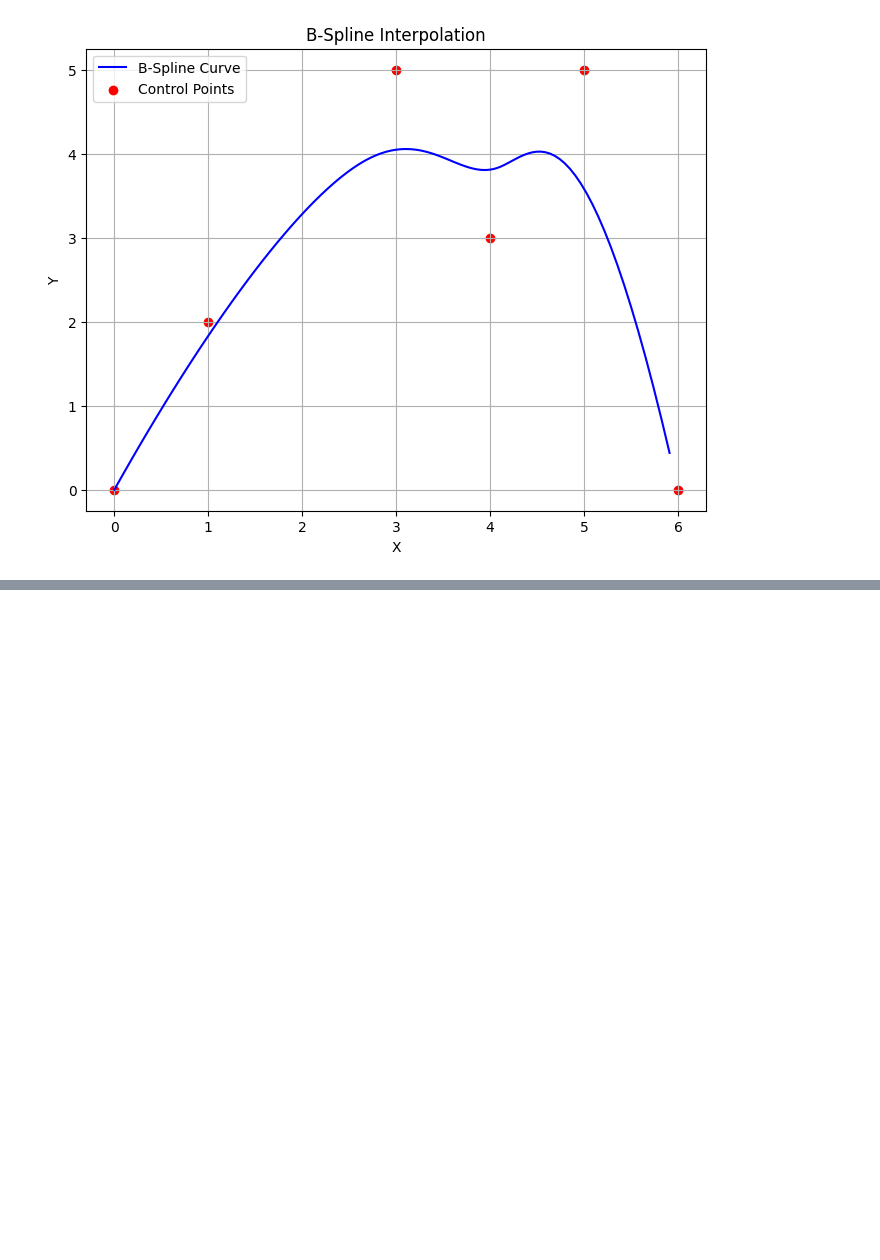
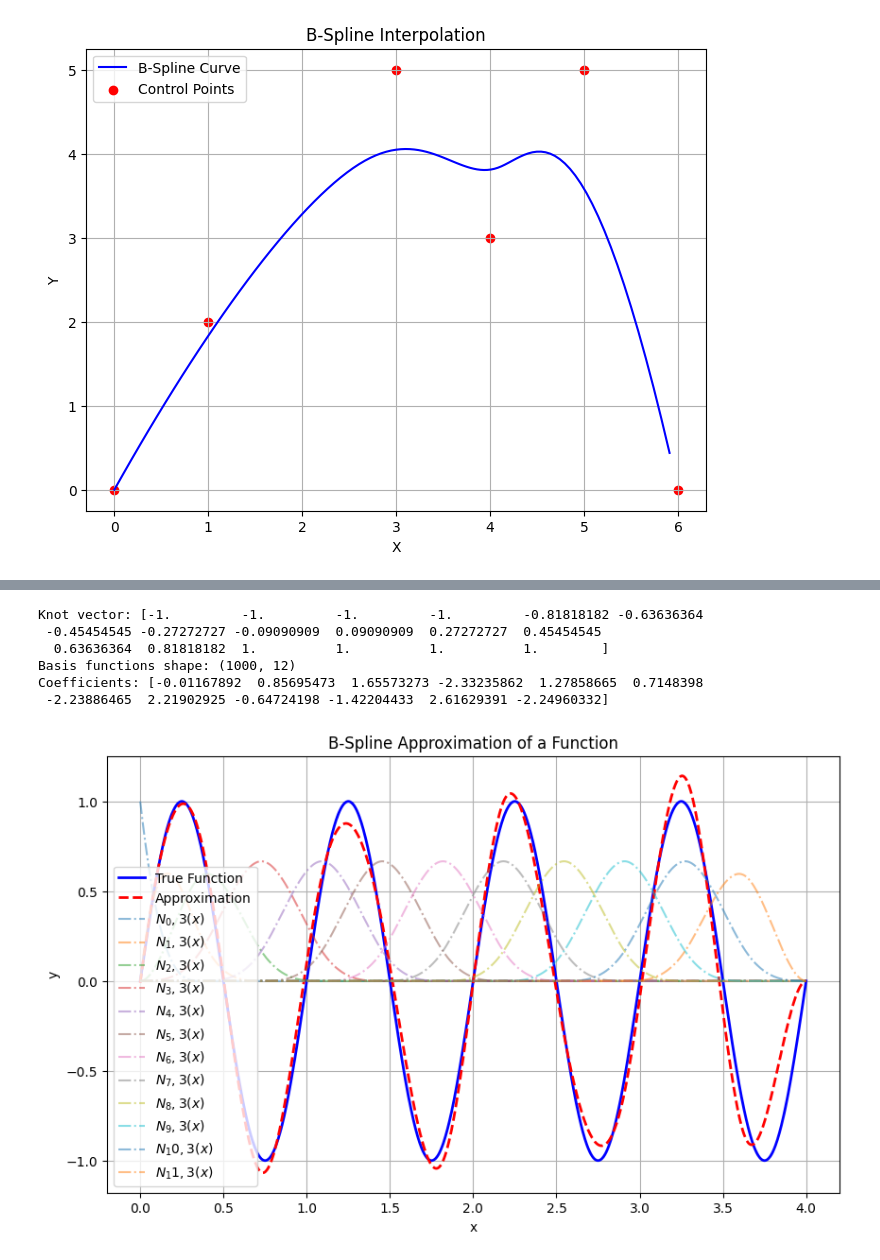
Before and after one commit to spagnoloG/kan, a Jupyter notebook: code/notebooks/02-bsplines.ipynb, the cells around one changed output, grey strips where cells are left out. Saved outputs shown, nothing was run; the diff lists cells and outputs as text; code cells hidden in the pictures; blank space fills up the shorter version.

```diff
--- a/code/notebooks/02-bsplines.ipynb
+++ b/code/notebooks/02-bsplines.ipynb
@@ -461,0 +554,40 @@ knot_vector [0, 0, 0, 0, 1, 2, 3, 3, 3, 3]
+# %%
+n_control_points = 12
+k = 3
+# p = degree
+# n = n_control_points
+t = np.linspace(-1, 1, num=n_control_points)
+t = np.pad(t, (k, k), mode='edge')
+t_values = np.linspace(t[0], t[-1], 1000)
+#t = np.linspace(-1, 1, num=n_control_points + k + 1)
+print("Knot vector:", t)
+x_values = np.linspace(0, 4, 1000)
+bfs = np.array([[basis_function(i, k, t, x) for x in t_values] for i in range(n_control_points)])
+bfs = bfs.T
+print("Basis functions shape:", bfs.shape)
+
+fn = lambda x: np.sin(2 * np.pi * x)
+
+coeffs = np.linalg.lstsq(bfs, fn(x_values), rcond=None)[0]
+print("Coefficients:", coeffs)
+
+y_pred = np.dot(bfs, coeffs)
+
+plt.figure(figsize=(10, 6))
+plt.plot(x_values, fn(x_values), label="True Function", color='blue', linewidth=2)
+plt.plot(x_values, y_pred, label="Approximation", color='red', linewidth=2, linestyle='--')
+for i in range(bfs.shape[1]):
+    plt.plot(x_values, bfs[:, i], label=f'$N_{i},{k}(x)$', linestyle='-.', alpha=0.5)
+plt.title("B-Spline Approximation of a Function")
+plt.xlabel("x")
+plt.ylabel("y")
+plt.legend()
+plt.grid()
+# %% [output]
+Knot vector: [-1.         -1.         -1.         -1.         -0.81818182 -0.63636364
+ -0.45454545 -0.27272727 -0.09090909  0.09090909  0.27272727  0.45454545
+  0.63636364  0.81818182  1.          1.          1.          1.        ]
+Basis functions shape: (1000, 12)
+Coefficients: [-0.01167892  0.85695473  1.65573273 -2.33235862  1.27858665  0.7148398
+ -2.23886465  2.21902925 -0.64724198 -1.42204433  2.61629391 -2.24960332]
+[figure, added]
```
Also changed, not shown: parts of 2 cells of this notebook, 2 other files.
